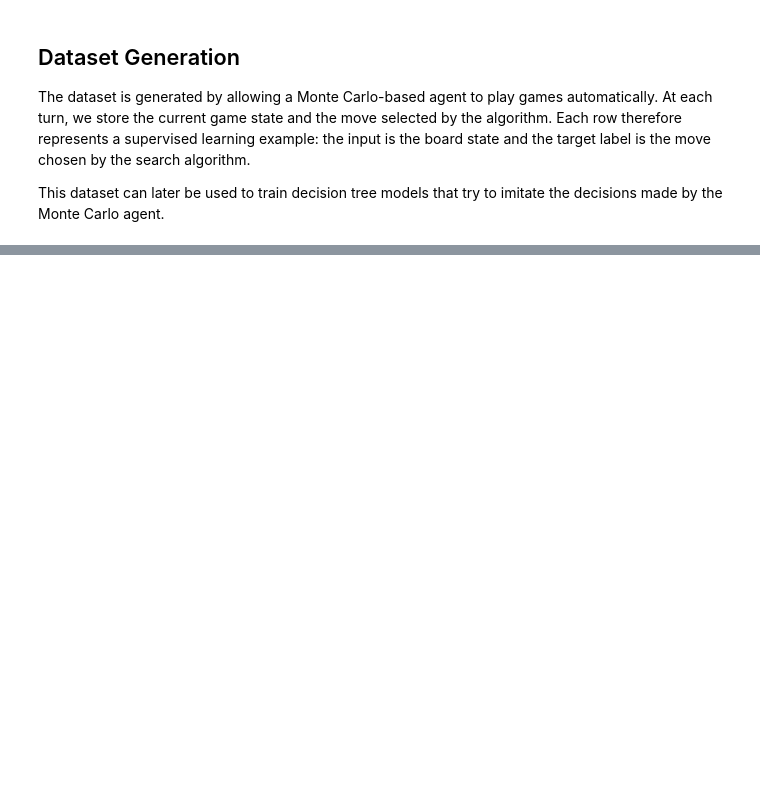
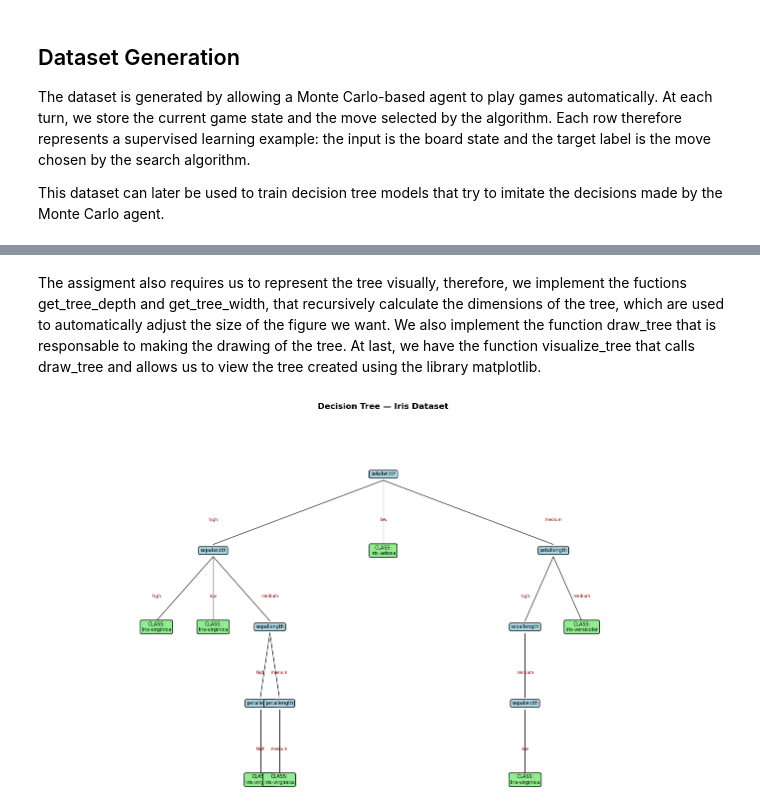
Before and after one commit to d-d-s-c0/Projeto_IA, a Jupyter notebook: notebook.ipynb, the cells around one changed output, grey strips where cells are left out. Saved outputs shown, nothing was run; the diff lists cells and outputs as text; code cells hidden in the pictures; blank space fills up the shorter version.

```diff
--- a/notebook.ipynb
+++ b/notebook.ipynb
@@ -626,3 +664,77 @@ Accuracy on test set: 93.33%
+# %% [markdown]
+The assigment also requires us to represent the tree visually, therefore, we implement the fuctions get_tree_depth and get_tree_width, that recursively calculate the dimensions
+of the tree, which are used to automatically adjust the size of the figure we want. We also implement the function draw_tree that is responsable to making the drawing of the tree. At last, we have the function visualize_tree that calls draw_tree and allows us to view the tree created using the library matplotlib.
+# %%
+import matplotlib.pyplot as plt
+import matplotlib.patches as mpatches
+
+def get_tree_depth(node):
+    if node.is_leaf():
+        return 0
+    return 1 + max(get_tree_depth(child) for child in node.children.values())
+
+def get_tree_width(node):
+    if node.is_leaf():
+        return 1
+    return sum(get_tree_width(child) for child in node.children.values())
+
+def draw_tree(node, ax, x, y, x_offset, y_offset, branch_label=""):
+    # Draw the node box
+    if node.is_leaf():
+        color = "lightgreen"
+        text = f"CLASS:\n{node.label}"
+    else:
+        color = "lightblue"
+        text = f"{node.attribute}"
+
+    bbox = dict(boxstyle="round,pad=0.3", facecolor=color, edgecolor="black")
+    ax.text(x, y, text, ha="center", va="center", fontsize=7,
+            bbox=bbox, wrap=True)
+
+    # Draw branch label
+    if branch_label:
+        ax.text(x, y + y_offset * 0.4, str(branch_label),
+                ha="center", va="center", fontsize=6, color="darkred")
+
+    if not node.is_leaf():
+        children = sorted(node.children.items(), key=lambda x: str(x[0]))
+        n = len(children)
+        total_width = x_offset * (n - 1)
+        start_x = x - total_width / 2
+
+        for i, (val, child) in enumerate(children):
+            child_x = start_x + i * x_offset
+            child_y = y - y_offset
+
+            # Draw line to child
+            ax.plot([x, child_x], [y - 0.02, child_y + 0.02],
+                    color="black", linewidth=0.8)
+
+            draw_tree(child, ax, child_x, child_y,
+                      x_offset / max(n, 1.5), y_offset, val)
+
+
+def visualize_tree(tree, title="Decision Tree"):
+    depth = get_tree_depth(tree)
+    width = get_tree_width(tree)
+
+    fig_width = max(12, width * 2)
+    fig_height = max(6, depth * 2)
+
+    fig, ax = plt.subplots(figsize=(fig_width, fig_height))
+    ax.set_xlim(-1, 1)
+    ax.set_ylim(-1, 0.2)
+    ax.axis("off")
+    ax.set_title(title, fontsize=12, fontweight="bold")
+
+    draw_tree(tree, ax, x=0, y=0, x_offset=0.5, y_offset=0.25)
+    plt.tight_layout()
+    plt.show()
+
+
+visualize_tree(tree_iris, title="Decision Tree — Iris Dataset")
+# %% [output]
+[figure, added]
 # %%
 if (os.name == "nt"):
     os.system('start cmd /k python MAIN.py')
```
Also changed, not shown: parts of 11 cells of this notebook.
